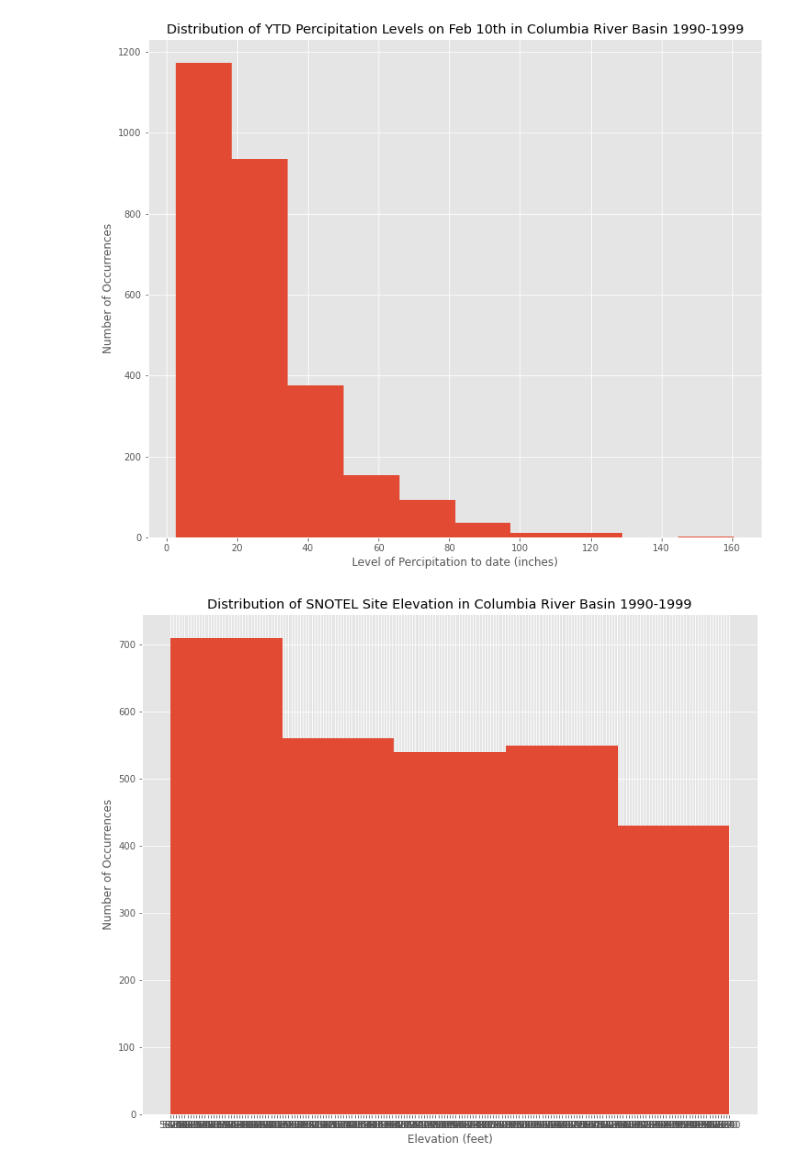
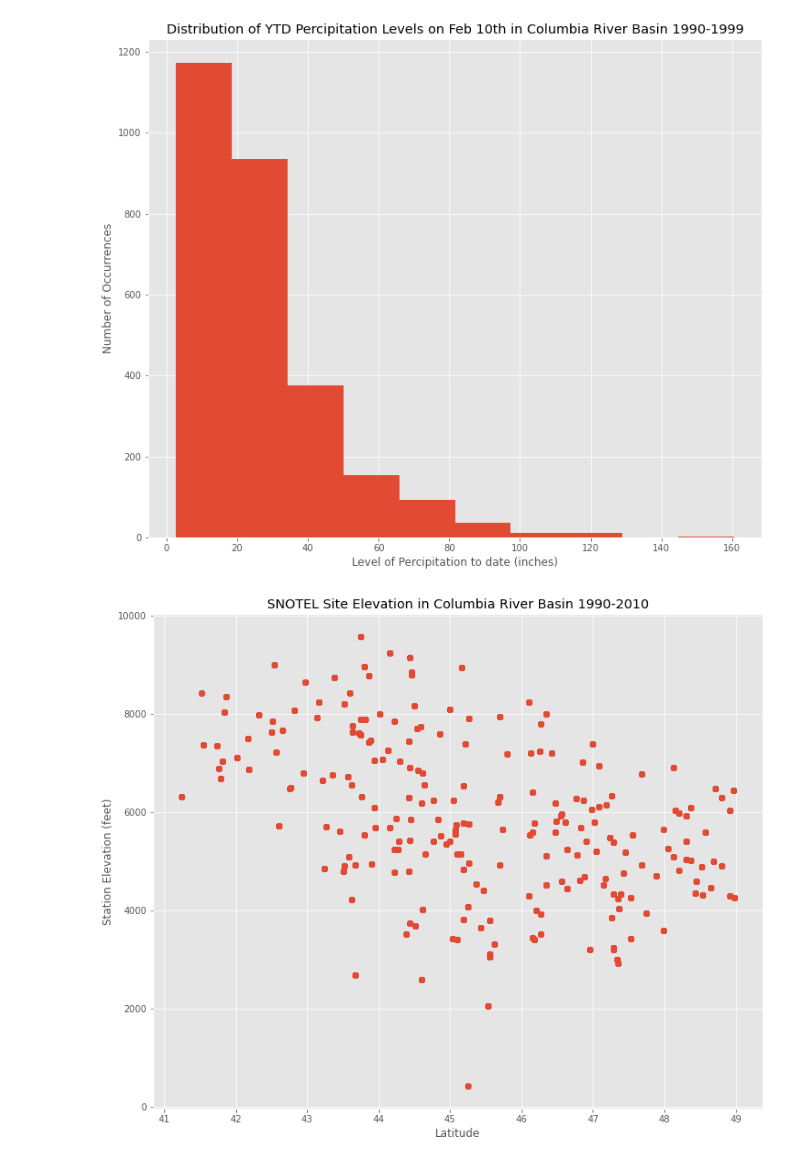
Before and after one commit to sehyeager/snotel_forecasting, a Jupyter notebook: grant.ipynb, the cells around one changed output. Drawn from its saved outputs; the diff is of its cells as text; code cells hidden in the pictures.

```diff
--- a/grant.ipynb
+++ b/grant.ipynb
@@ -418,0 +474,7 @@ dtype: int64
+# %%
+df_2000s.set_index('yyyymmdd', inplace = True)
+df_2010s.set_index('yyyymmdd', inplace = True)
+# %%
+df_list = [df, df_2000s, df_2010s]
+# %%
+full_df = pd.concat(df_list, axis = 0)
@@ -439,12 +538,14 @@ plt.style.use('ggplot');
 # %% [output]
 [figure]
+# %%
+full_df['elevation'] = full_df['elevation'].astype(float)
 # %%
-plt.figure(figsize = (12, 10))
-plt.hist(df['elevation'], bins = 5)
-plt.title('Distribution of SNOTEL Site Elevation in Columbia River Basin 1990-1999')
-plt.xlabel('Elevation (feet)')
-plt.ylabel('Number of Occurrences')
+plt.figure(figsize=(12, 10))
+plt.scatter(x=full_df['lat'], y=full_df['elevation'])
+plt.title('SNOTEL Site Elevation in Columbia River Basin 1990-2010')
+plt.xlabel('Latitude')
+plt.ylabel('Station Elevation (feet)')
 
-plt.style.use('ggplot');
+plt.style.use('ggplot')
 # %% [output]
-[figure, old version]
+[figure, new version]
```
Also changed, not shown: parts of 50 cells of this notebook, 1 other file.
